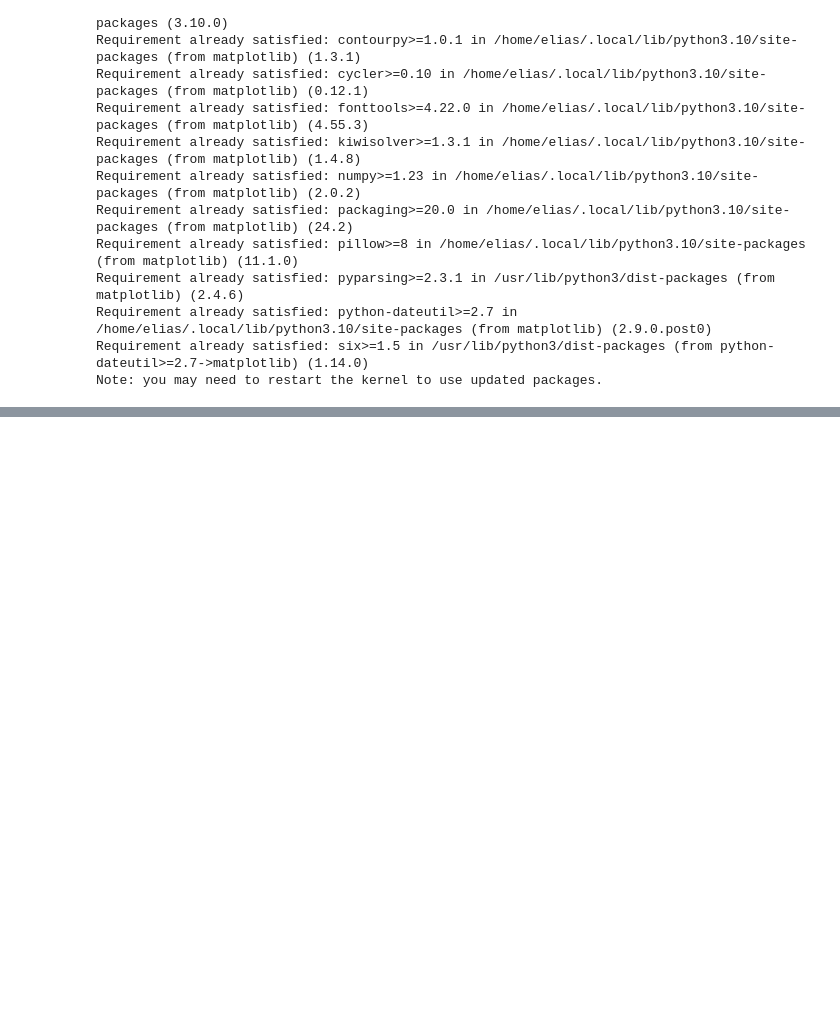
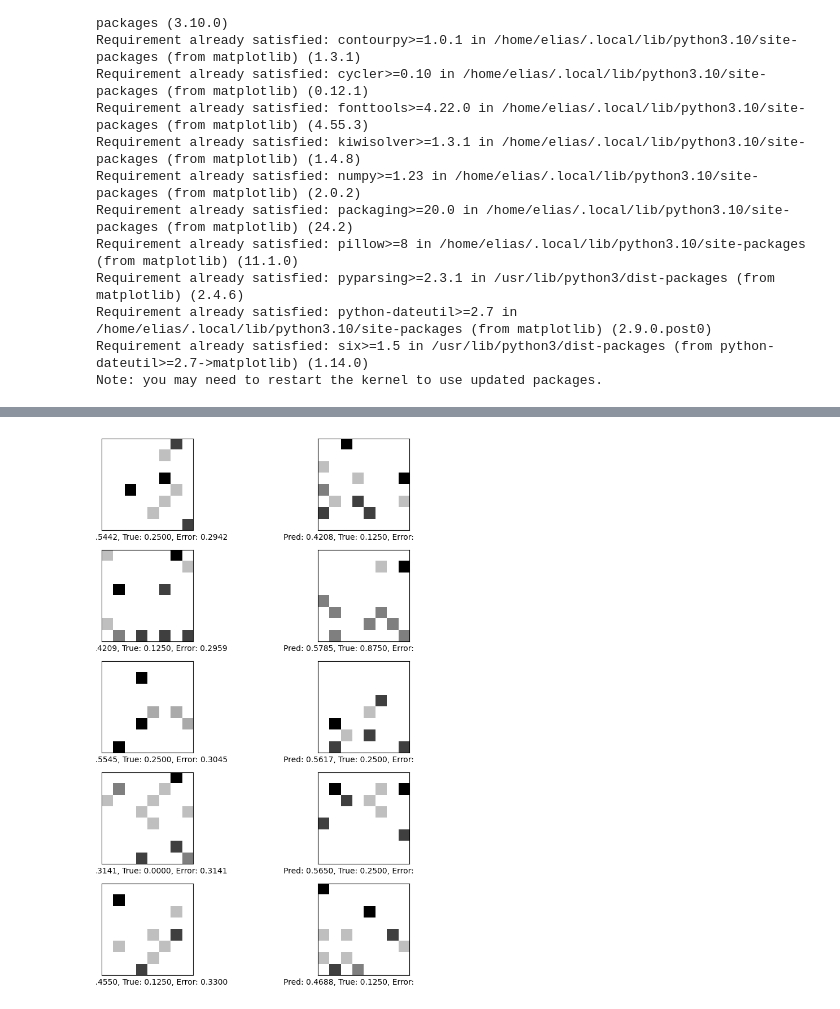
Before and after one commit to Lesekater/HAW-KI-Praktika, a Jupyter notebook: Basic.ipynb, the cells around one changed output, grey strips where cells are left out. Cells and saved outputs as stored; diff of their text form; code cells hidden in the pictures; blank space fills up the shorter version.

```diff
--- a/Basic.ipynb
+++ b/Basic.ipynb
@@ -348,0 +509,27 @@ plt.show()
+# %%
+## Worst ones ##
+
+import random
+import numpy as np
+import matplotlib.pyplot as plt
+
+# Calculate absolute errors
+errors = np.abs(predictions - y_test)
+
+# Flatten the error array and get indices of the top 10 worst results
+top_10_indices = np.argsort(errors.flatten())[-10:]
+
+# Plot the worst 10 results
+plt.figure(figsize=(10, 10))
+for i, idx in enumerate(top_10_indices):
+    plt.subplot(5, 2, i + 1)
+    plt.xticks([])
+    plt.yticks([])
+    plt.grid(False)
+    # Reshape for imshow
+    plt.imshow(X_test[idx].reshape(matrice_len, matrice_height), cmap=plt.cm.binary)
+    plt.xlabel(f"Pred: {predictions[idx][0]:.4f}, True: {y_test[idx][0]:.4f}, Error: {errors[idx][0]:.4f}")
+plt.tight_layout()  # Adjust layout to prevent overlapping labels
+plt.show()
+# %% [output]
+[figure, added]
```
Also changed, not shown: parts of 21 cells of this notebook, 4 other files.
